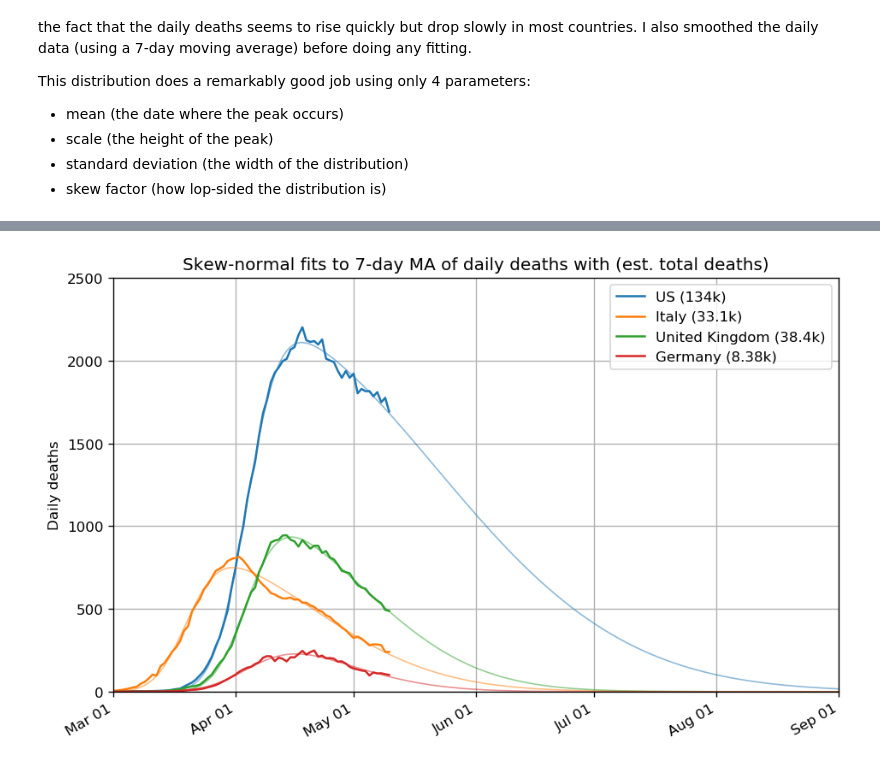
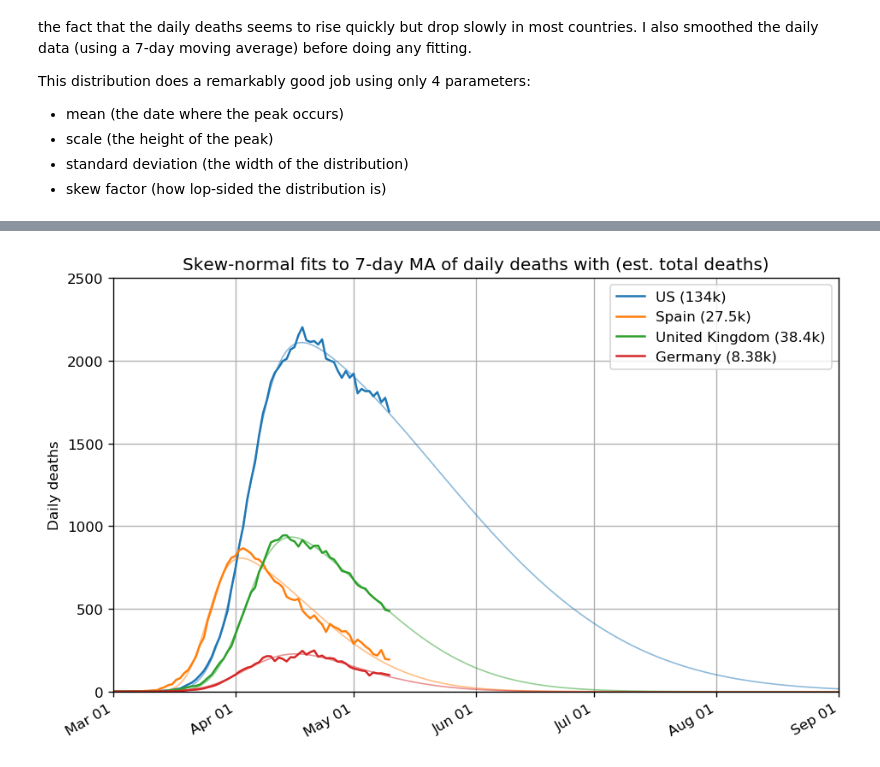
Before and after one commit to LaurentLessard/covid19, a Jupyter notebook: covid_forecast.ipynb, the cells around one changed output, grey strips where cells are left out. Drawn from its saved outputs; the diff is of its cells as text; code cells hidden in the pictures.

```diff
--- a/covid_forecast.ipynb
+++ b/covid_forecast.ipynb
@@ -241,7 +241,7 @@ This distribution does a remarkably good job using only 4 parameters:
 - skew factor (how lop-sided the distribution is)
 # %%
 # countries to plot
-countries = ['US','United Kingdom','Italy','France','Germany','Iran','Turkey','Korea, South']
+countries = ['US','United Kingdom','Italy','France','Germany','Iran','Turkey','Switzerland','Korea, South']
 
 # timeseries data to use (raw data of US daily deaths)
 y = df[countries].diff().rolling(7).mean().dropna()  # first timestamp where data is positive thereafter
@@ -289,6 +289,6 @@ plt.savefig("figures/skew_normal_model_log.png")
 # %%
 # countries to plot
-countries = ['US','Italy','United Kingdom','Germany']
+countries = ['US','Spain','United Kingdom','Germany']
 
 # timeseries data to use (raw data of US daily deaths)
 y = df[countries].diff().rolling(7).mean().dropna()  # first timestamp where data is positive thereafter
@@ -306,31 +306,31 @@ pred_end   = datetime.date(2020, 9, 1)
 for c in countries:
     color = next(ax._get_lines.prop_cycler)['color']
 
     p = fit( y[c], skew_gaussian, y[c].index[0], y[c].index[-1], p0=[max(y[c]),80,20,1] )
     ypred = forecast( skew_gaussian, pred_start, pred_end, p )
 #     print("%s  -- (%d,%d,%d,%d)" % (c, *p))
 
     # plot raw data and fits
     tot_pred_deaths = sum(ypred)
     if tot_pred_deaths < 1000:
         disp_tot = "%.3g" % tot_pred_deaths
     else:
         disp_tot = "%.3gk" % (tot_pred_deaths/1000)
 
     plt.plot( y[c], color=color, label="%s (%s)" % (c,disp_tot) )
     plt.plot( ypred, linewidth=1, alpha=0.5, color=color )
 
 # format plot
 # plt.yscale("log")
 ax.xaxis.set_major_formatter(DateFormatter(date_format))
 ax.autoscale(enable=True, axis='x', tight=True)
 plt.title("Skew-normal fits to 7-day MA of daily deaths with (est. total deaths)")
 plt.ylabel("Daily deaths")
 plt.ylim(ymin=0,ymax=2500)
 plt.xlim(xmin=pred_start, xmax=pred_end)
 plt.grid()
 plt.legend()
 plt.tight_layout()
 plt.savefig("figures/skew_normal_model_linear.png")
 # %% [output]
-[figure, old version]
+[figure, new version]
```
Also changed, not shown: parts of 2 cells of this notebook, 2 other files.
